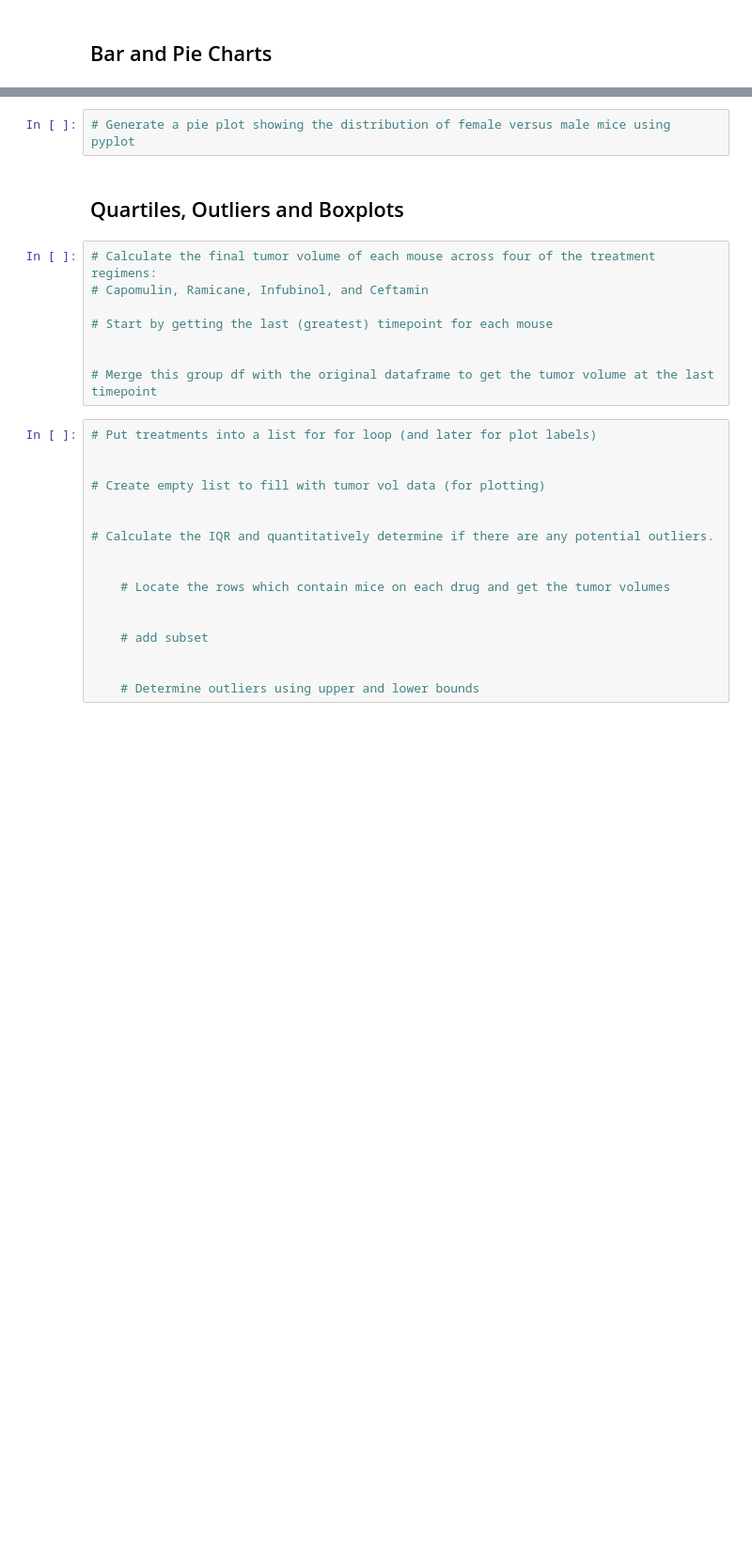
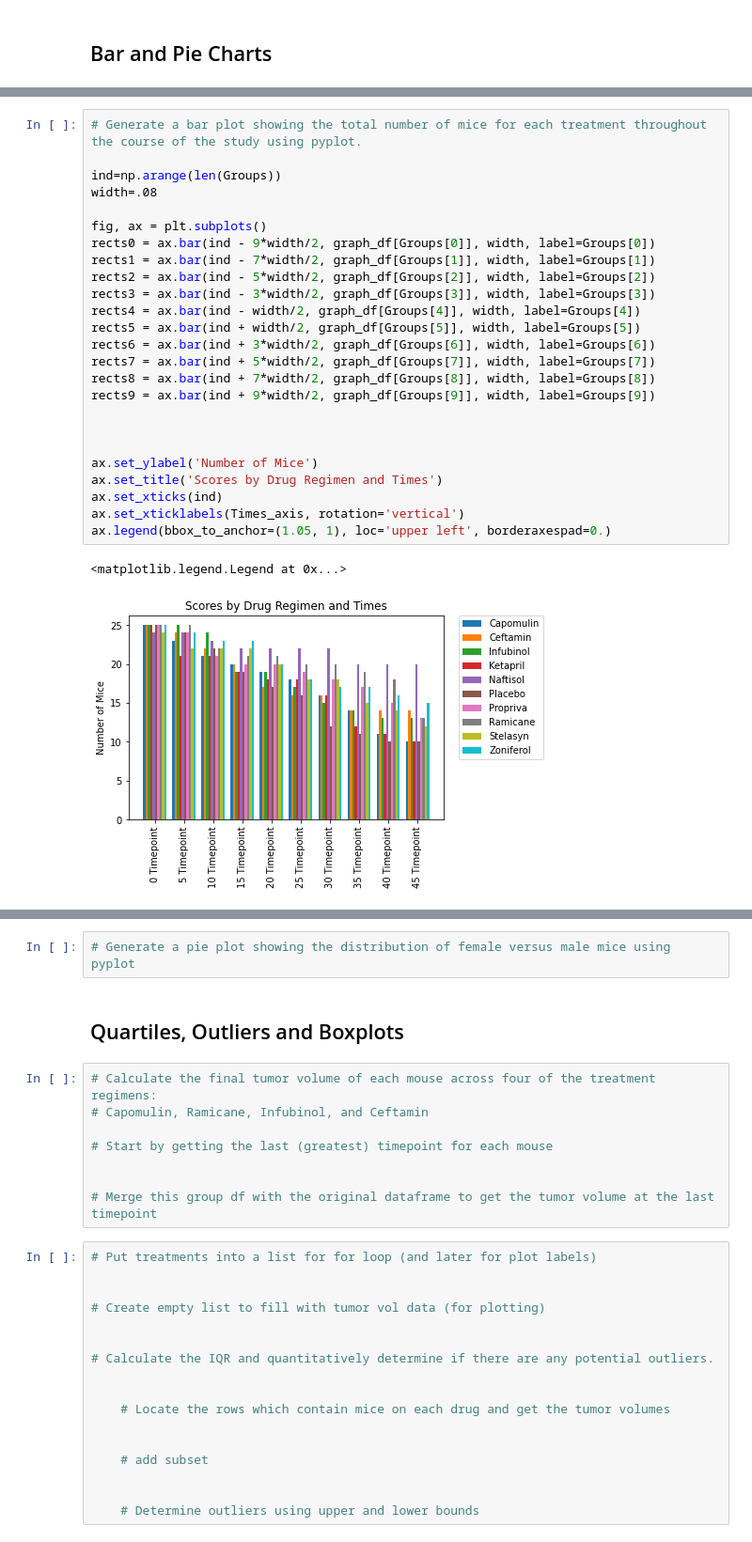
Before and after one commit to Zachariassis/Matplotlib-challenge, a Jupyter notebook: pymaceuticals_starter.ipynb, the cells around one changed output, grey strips where cells are left out. Shown: that part at 94% size. Saved outputs shown, nothing was run; the diff lists cells and outputs as text; blank space fills up the shorter version.

```diff
--- a/pymaceuticals_starter.ipynb
+++ b/pymaceuticals_starter.ipynb
@@ -122,2 +144,30 @@ data_group
+# %%
+# Generate a bar plot showing the total number of mice for each treatment throughout the course of the study using pyplot.
+
+ind=np.arange(len(Groups))
+width=.08
+
+fig, ax = plt.subplots()
+rects0 = ax.bar(ind - 9*width/2, graph_df[Groups[0]], width, label=Groups[0])
+rects1 = ax.bar(ind - 7*width/2, graph_df[Groups[1]], width, label=Groups[1])
+rects2 = ax.bar(ind - 5*width/2, graph_df[Groups[2]], width, label=Groups[2])
+rects3 = ax.bar(ind - 3*width/2, graph_df[Groups[3]], width, label=Groups[3])
+rects4 = ax.bar(ind - width/2, graph_df[Groups[4]], width, label=Groups[4])
+rects5 = ax.bar(ind + width/2, graph_df[Groups[5]], width, label=Groups[5])
+rects6 = ax.bar(ind + 3*width/2, graph_df[Groups[6]], width, label=Groups[6])
+rects7 = ax.bar(ind + 5*width/2, graph_df[Groups[7]], width, label=Groups[7])
+rects8 = ax.bar(ind + 7*width/2, graph_df[Groups[8]], width, label=Groups[8])
+rects9 = ax.bar(ind + 9*width/2, graph_df[Groups[9]], width, label=Groups[9])
+
+
+
+ax.set_ylabel('Number of Mice')
+ax.set_title('Scores by Drug Regimen and Times')
+ax.set_xticks(ind)
+ax.set_xticklabels(Times_axis, rotation='vertical')
+ax.legend(bbox_to_anchor=(1.05, 1), loc='upper left', borderaxespad=0.)
+# %% [output]
+<matplotlib.legend.Legend at 0x...>
+[figure, added]
 # %%
 # Generate a pie plot showing the distribution of female versus male mice using pandas
```
Also changed, not shown: parts of 4 cells of this notebook.
